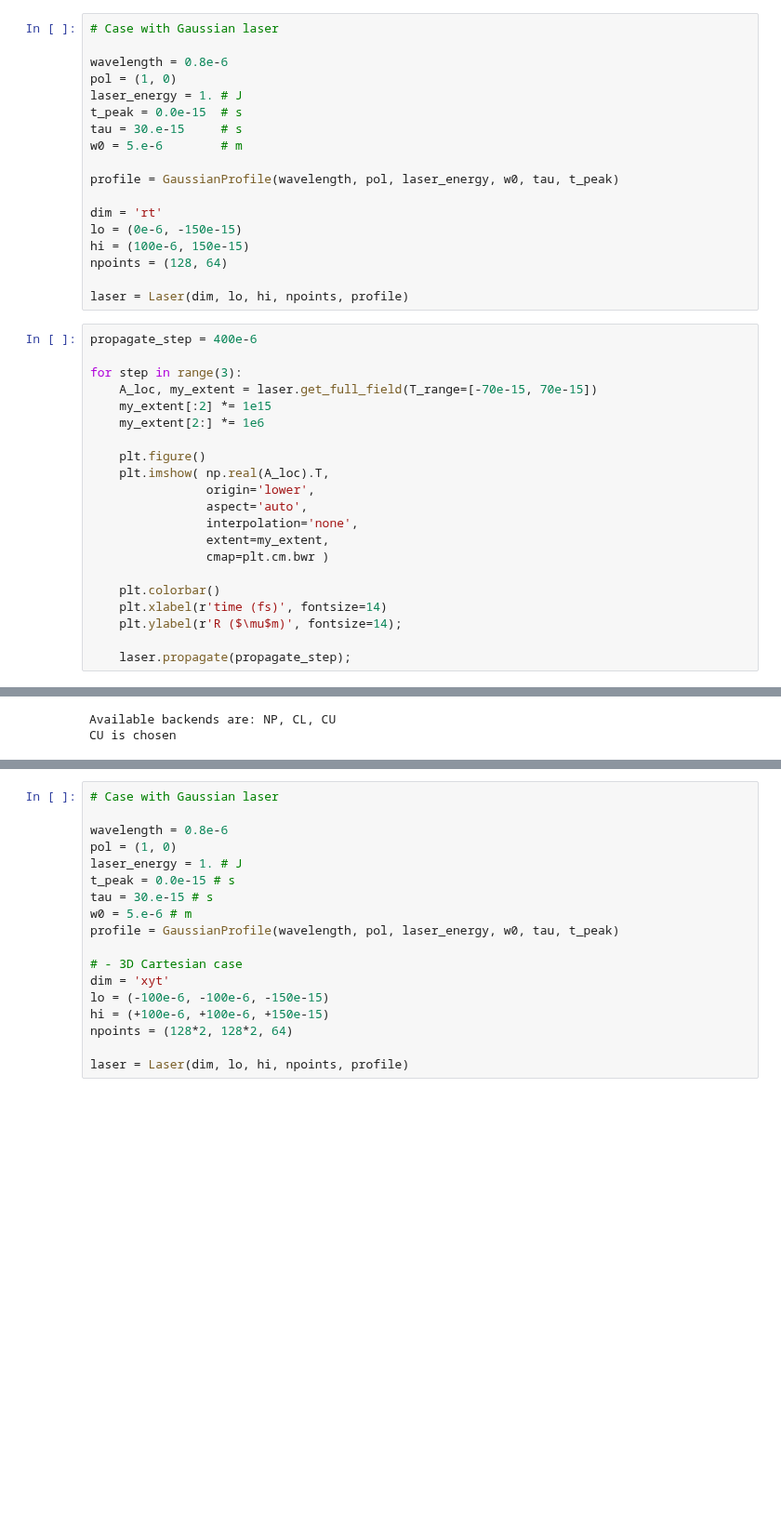
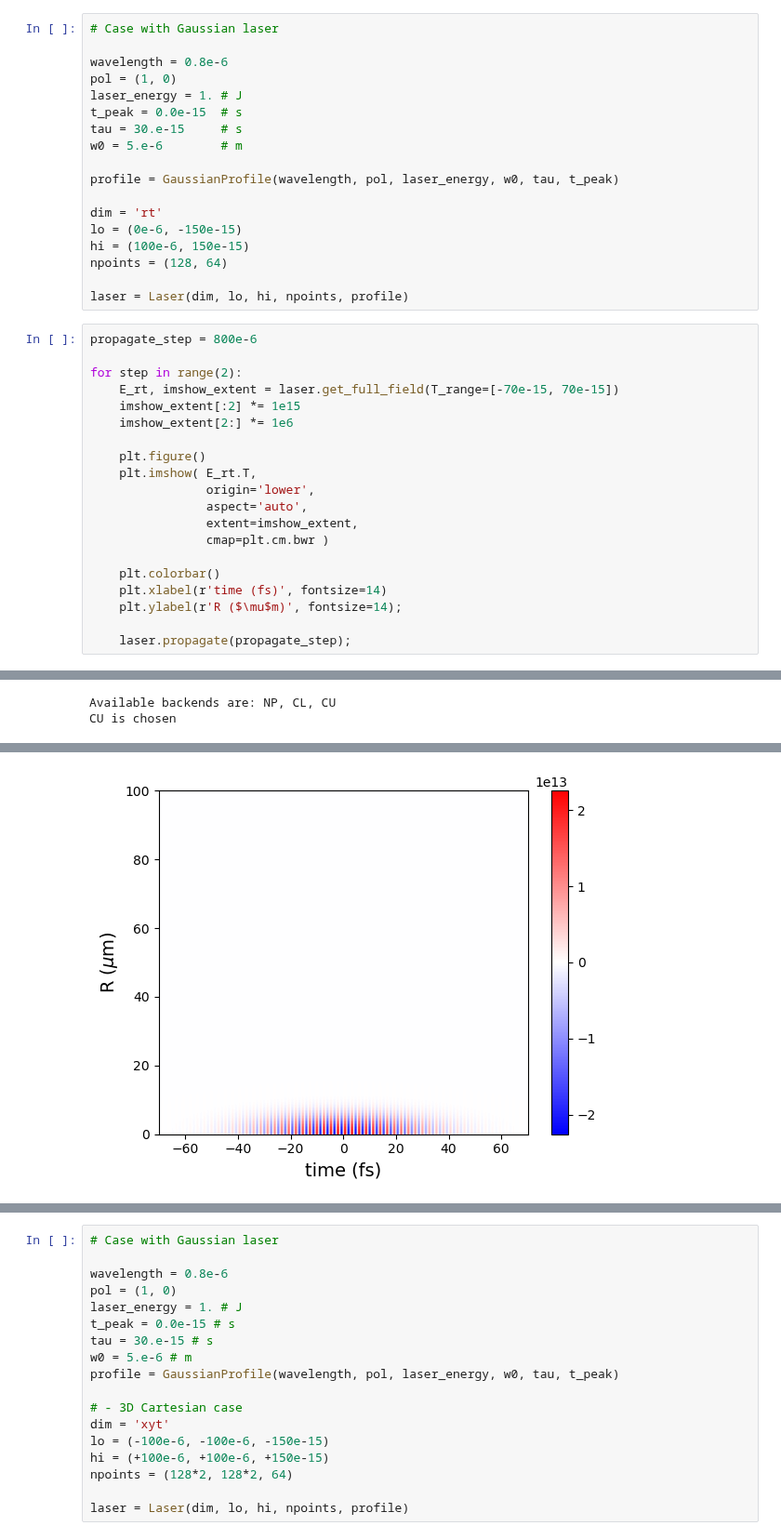
Before and after one commit to LASY-org/lasy, a Jupyter notebook: examples/lasy_propagator_test.ipynb, the cells around one changed output, grey strips where cells are left out. Shown at 93% size. Drawn from its saved outputs; the diff is of its cells as text; blank space fills up the shorter version.

```diff
--- a/examples/lasy_propagator_test.ipynb
+++ b/examples/lasy_propagator_test.ipynb
@@ -26,19 +26,18 @@ npoints = (128, 64)
 
 laser = Laser(dim, lo, hi, npoints, profile)
 # %%
-propagate_step = 400e-6
+propagate_step = 800e-6
 
-for step in range(3):
-    A_loc, my_extent = laser.get_full_field(T_range=[-70e-15, 70e-15])
-    my_extent[:2] *= 1e15
-    my_extent[2:] *= 1e6
+for step in range(2):
+    E_rt, imshow_extent = laser.get_full_field(T_range=[-70e-15, 70e-15])
+    imshow_extent[:2] *= 1e15
+    imshow_extent[2:] *= 1e6
 
     plt.figure()
-    plt.imshow( np.real(A_loc).T,
+    plt.imshow( E_rt.T,
                 origin='lower',
                 aspect='auto',
-                interpolation='none',
-                extent=my_extent,
+                extent=imshow_extent,
                 cmap=plt.cm.bwr )
 
     plt.colorbar()
@@ -57,0 +51 @@ CU is chosen
+[figure, added]
```
Also changed, not shown: parts of 4 cells of this notebook, 1 other file.
